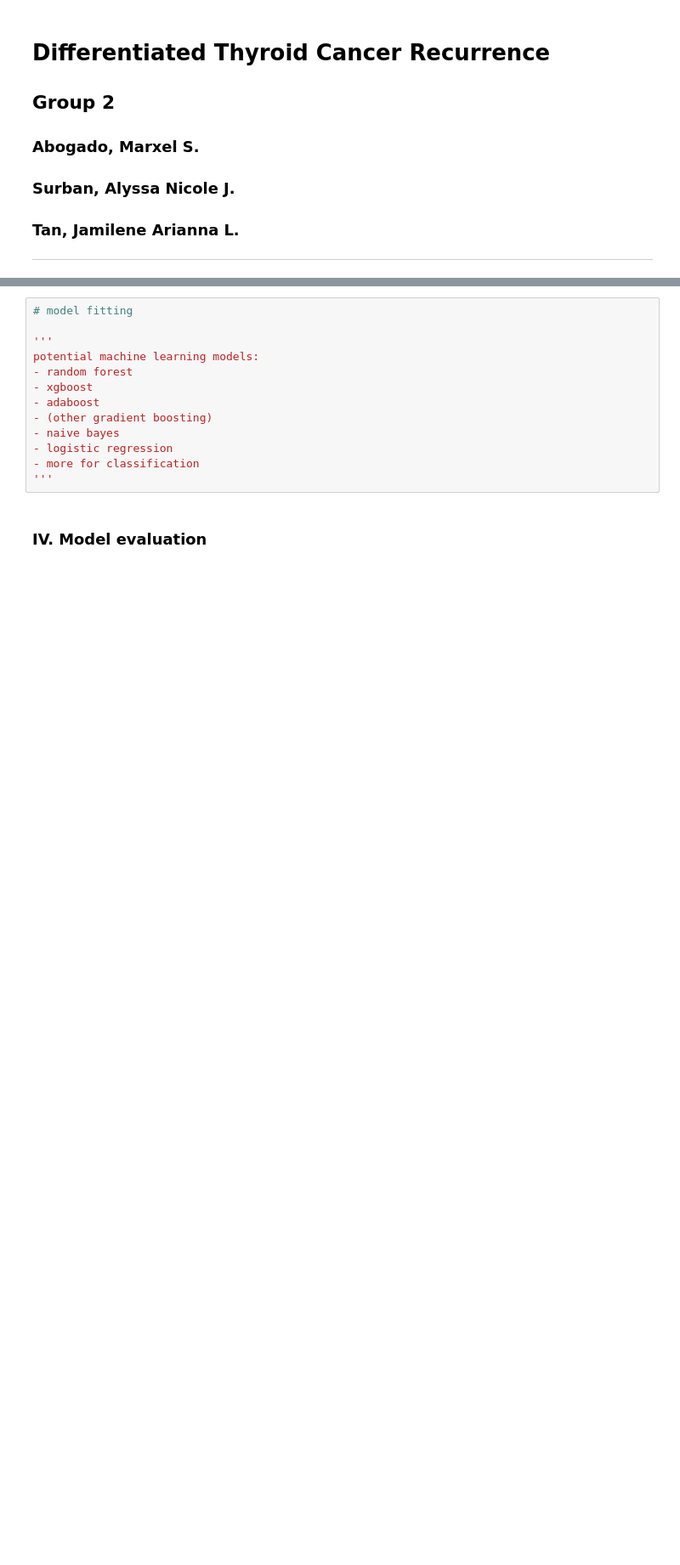
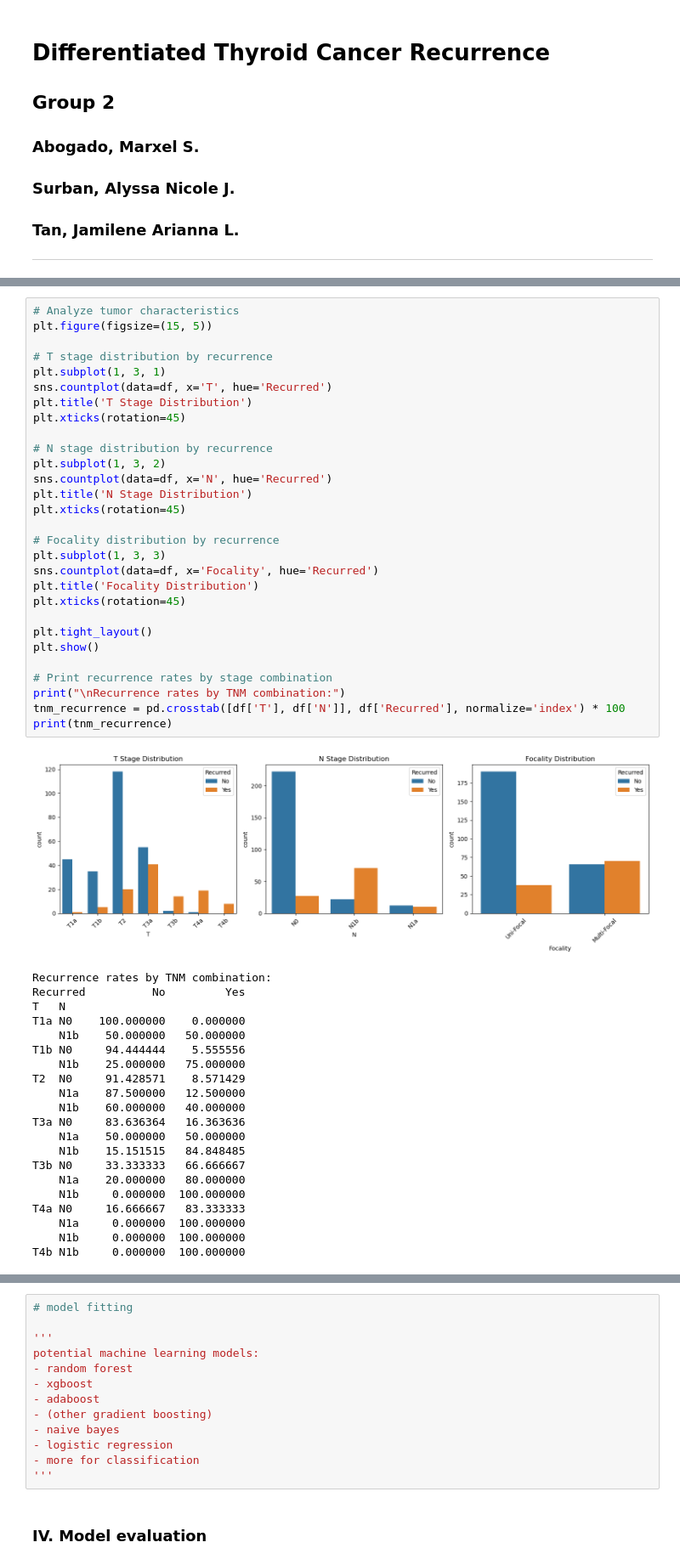
Before and after one commit to xyldxal/cmsc-177-dtcr, a Jupyter notebook: dtc_recurrence.ipynb, the cells around one changed output, grey strips where cells are left out. Shown at 85% size. Saved outputs shown, nothing was run; the diff lists cells and outputs as text; blank space fills up the shorter version.

```diff
--- a/dtc_recurrence.ipynb
+++ b/dtc_recurrence.ipynb
@@ -89,0 +191,51 @@ Dummy variables created. Shape: (364, 41)
+# %%
+# Analyze tumor characteristics
+plt.figure(figsize=(15, 5))
+
+# T stage distribution by recurrence
+plt.subplot(1, 3, 1)
+sns.countplot(data=df, x='T', hue='Recurred')
+plt.title('T Stage Distribution')
+plt.xticks(rotation=45)
+
+# N stage distribution by recurrence
+plt.subplot(1, 3, 2)
+sns.countplot(data=df, x='N', hue='Recurred')
+plt.title('N Stage Distribution')
+plt.xticks(rotation=45)
+
+# Focality distribution by recurrence
+plt.subplot(1, 3, 3)
+sns.countplot(data=df, x='Focality', hue='Recurred')
+plt.title('Focality Distribution')
+plt.xticks(rotation=45)
+
+plt.tight_layout()
+plt.show()
+
+# Print recurrence rates by stage combination
+print("\nRecurrence rates by TNM combination:")
+tnm_recurrence = pd.crosstab([df['T'], df['N']], df['Recurred'], normalize='index') * 100
+print(tnm_recurrence)
+# %% [output]
+[figure, added]
+Recurrence rates by TNM combination:
+Recurred          No         Yes
+T   N
+T1a N0    100.000000    0.000000
+    N1b    50.000000   50.000000
+T1b N0     94.444444    5.555556
+    N1b    25.000000   75.000000
+T2  N0     91.428571    8.571429
+    N1a    87.500000   12.500000
+    N1b    60.000000   40.000000
+T3a N0     83.636364   16.363636
+    N1a    50.000000   50.000000
+    N1b    15.151515   84.848485
+T3b N0     33.333333   66.666667
+    N1a    20.000000   80.000000
+    N1b     0.000000  100.000000
+T4a N0     16.666667   83.333333
+    N1a     0.000000  100.000000
+    N1b     0.000000  100.000000
+T4b N1b     0.000000  100.000000
```
Also changed, not shown: parts of 21 cells of this notebook, 2 other files.
